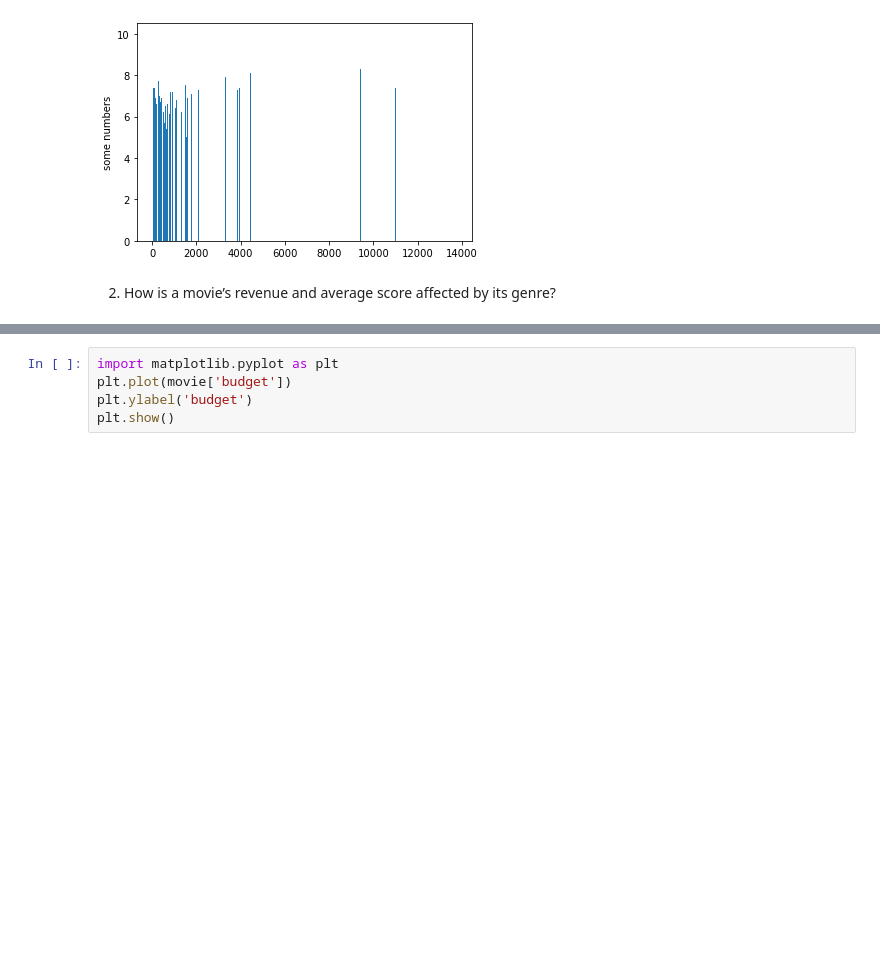
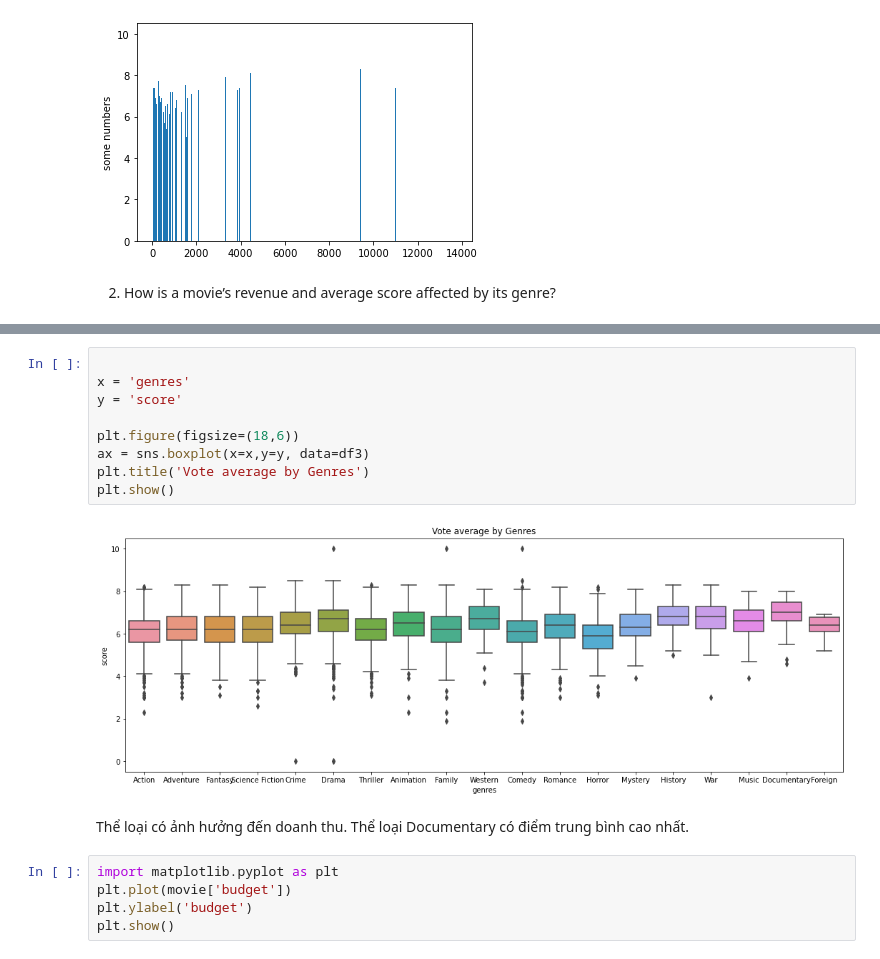
Before and after one commit to TuPham1508/Assignment, a Jupyter notebook: Assignment 2.ipynb, the cells around one changed output, grey strips where cells are left out. Saved outputs shown, nothing was run; the diff lists cells and outputs as text; blank space fills up the shorter version.

```diff
--- a/Assignment 2.ipynb
+++ b/Assignment 2.ipynb
@@ -102,3 +242,17 @@ t-test
+# %%
+
+x = 'genres'
+y = 'score'
+
+plt.figure(figsize=(18,6))
+ax = sns.boxplot(x=x,y=y, data=df3)
+plt.title('Vote average by Genres')
+plt.show()
+# %% [output]
+[figure, added]
+# %% [markdown]
+Thể loại có ảnh hưởng đến doanh thu.
+Thể loại Documentary có điểm trung bình cao nhất.
 # %%
 import matplotlib.pyplot as plt
 plt.plot(movie['budget'])
```
Also changed, not shown: parts of 16 cells of this notebook.
